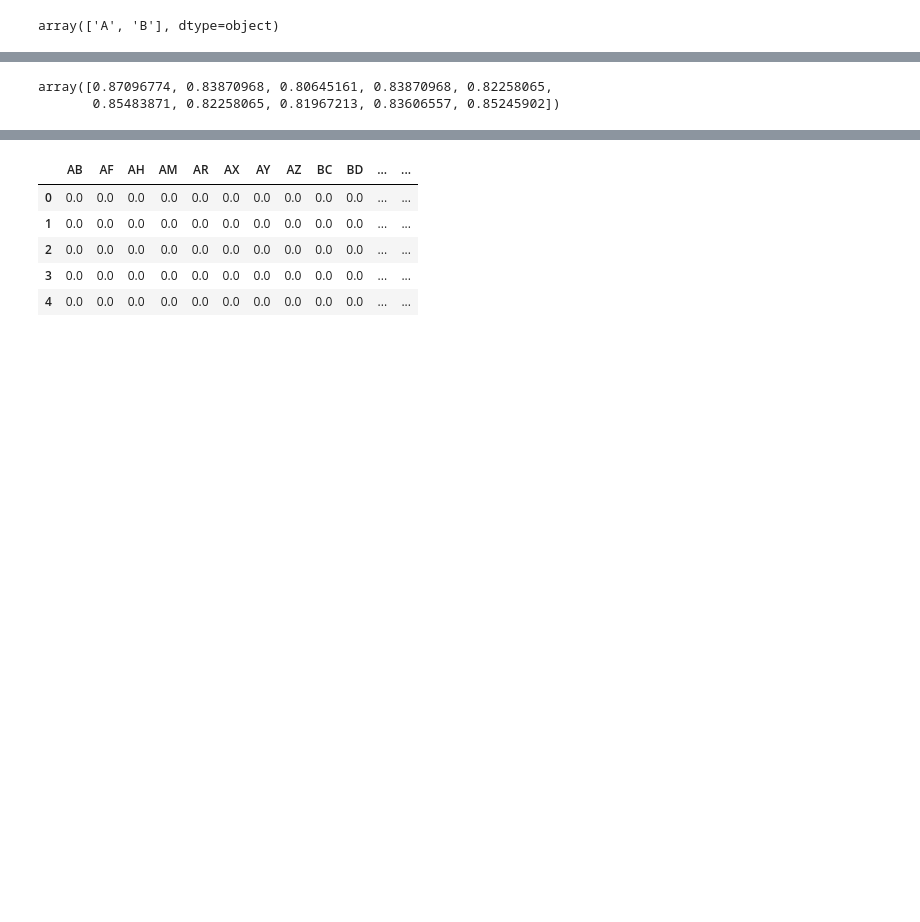
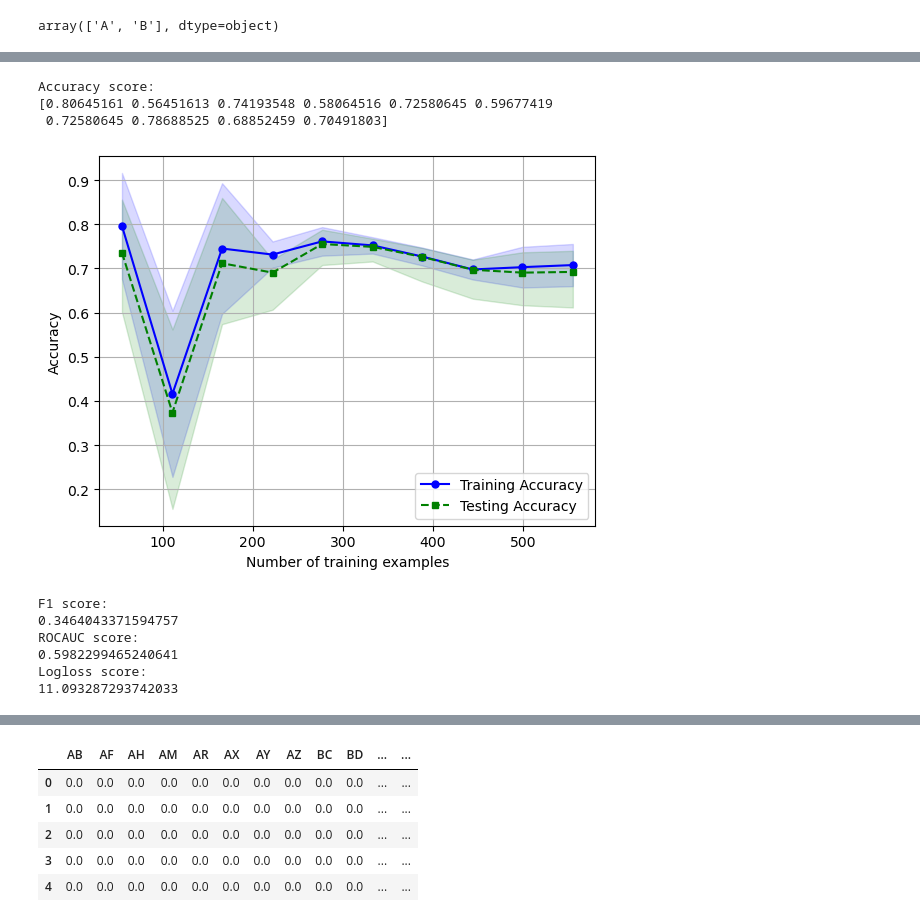
Before and after one commit to quangbui04/age-condition, a Jupyter notebook: age-conditions.ipynb, the cells around one changed output, grey strips where cells are left out. Drawn from its saved outputs; the diff is of its cells as text; code cells hidden in the pictures; blank space fills up the shorter version.

```diff
--- a/age-conditions.ipynb
+++ b/age-conditions.ipynb
@@ -205,7 +211,7 @@ ordinal_encode = OrdinalEncoder()
 df_train["EJ"] = ordinal_encode.fit_transform(df_train.loc[:, ["EJ"]])
 # %%
 y_train = df_train["Class"]
-X_train = df_train.drop("Class", axis=1)
+X_train = df_train.drop(["Class"], axis=1) #### Dropping at the moment to avoid error
 # %%
 X_train = X_train.iloc[:, 1:]
 # %%
@@ -242,0 +253,19 @@ explained_ratio_int
+# %%
+def learning_curve_plot(train_sizes, train_scores, test_scores):
+    '''This function plot the leaning curve given the train sizes, train scores, and test scores'''
+
+    train_mean = np.mean(train_scores, axis=1)
+    train_std = np.std(train_scores, axis=1)
+    test_mean = np.mean(test_scores, axis=1)
+    test_std = np.std(test_scores, axis=1)
+
+    plt.plot(train_sizes, train_mean, color="blue", marker='o', markersize=5, label="Training Accuracy")
+    plt.fill_between(train_sizes, train_mean + train_std, train_mean - train_std, alpha=0.15, color="blue")
+    plt.plot(train_sizes, test_mean, color='green', linestyle='--', marker='s', markersize=5, label='Testing Accuracy')
+    plt.fill_between(train_sizes, test_mean + train_std, test_mean - test_std, alpha=0.15, color="green")
+
+    plt.grid()
+    plt.xlabel("Number of training examples")
+    plt.ylabel("Accuracy")
+    plt.legend(loc="lower right")
+    plt.show()
@@ -243,9 +285,33 @@ explained_ratio_int
 # %%
-pipe_lr = make_pipeline(RobustScaler(), PCA(n_components=3), LogisticRegression(random_state=1, C=1/0.01, solver='lbfgs'))
+# pipe_lr = LogisticRegression(random_state=1, C=1/0.01, solver='lbfgs', class_weight='balanced')
+# pipe_rf = RandomForestClassifier(criterion='gini', n_estimators=200, random_state=1, n_jobs=2)
 # %%
 stratified_kfold = StratifiedKFold(n_splits=10)
-scores = cross_val_score(estimator=pipe_lr, X=X_train, y=y_train, cv=stratified_kfold)
-scores
+scores_lr = cross_val_score(estimator=pipe_lr, X=X_train, y=y_train, cv=stratified_kfold)
+print("Accuracy score: ")
+print(scores_lr)
 # %% [output]
-array([0.87096774, 0.83870968, 0.80645161, 0.83870968, 0.82258065,
-       0.85483871, 0.82258065, 0.81967213, 0.83606557, 0.85245902])
+Accuracy score:
+[0.80645161 0.56451613 0.74193548 0.58064516 0.72580645 0.59677419
+ 0.72580645 0.78688525 0.68852459 0.70491803]
+# %%
+# From this, we known that the model has good variance but high bias
+train_sizes, train_scores, test_scores = learning_curve(estimator=pipe_lr, X=X_train, y=y_train, train_sizes=np.linspace(0.1,1,10), cv=stratified_kfold)
+learning_curve_plot(train_sizes, train_scores, test_scores)
+# %% [output]
+[figure, added]
+# %%
+# Logistic regression seems like doing very poor,let's try another model
+print("F1 score: ")
+print(scores(f1_score, pipe_lr, X_train, y_train, stratified_kfold).mean())
+print("ROCAUC score: ")
+print(scores(roc_auc_score, pipe_lr, X_train, y_train, stratified_kfold).mean())
+print("Logloss score: ")
+print(scores(log_loss, pipe_lr, X_train, y_train, stratified_kfold).mean())
+# %% [output]
+F1 score:
+0.3464043371594757
+ROCAUC score:
+0.5982299465240641
+Logloss score:
+11.093287293742033
```
Also changed, not shown: parts of 27 cells of this notebook.
